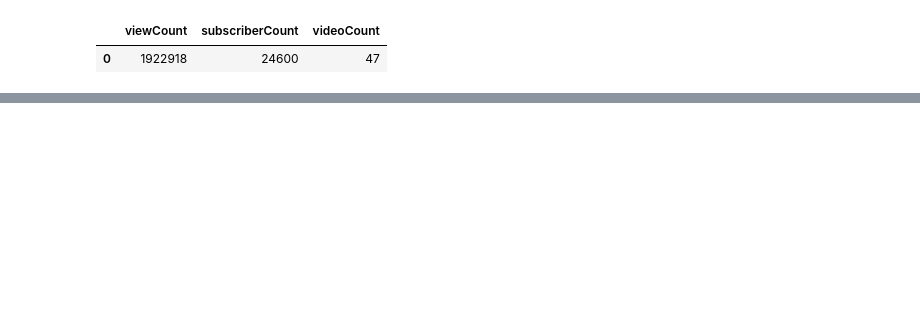
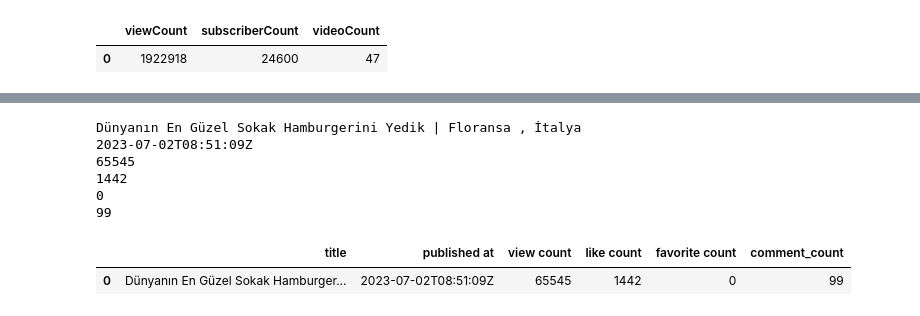
Before and after one commit to denizsimsek8/YOUTUBE_API, a Jupyter notebook: main_project.ipynb, the cells around one changed output, grey strips where cells are left out. Cells and saved outputs as stored; diff of their text form; code cells hidden in the pictures; blank space fills up the shorter version.

```diff
--- a/main_project.ipynb
+++ b/main_project.ipynb
@@ -50,0 +146,9 @@ channel_stats
+# %%
+video_id = 'RU1OvxpY0_4'
+# %%
+request = youtube.videos().list(
+    part="snippet,statistics",
+    id=video_id
+)
+response = request.execute()
+JSON(response)
@@ -50,0 +157,38 @@ channel_stats
+# %%
+italy = response['items'][0]
+title = italy['snippet']['title']
+published_at = italy['snippet']['publishedAt']
+view_count = italy['statistics']['viewCount']
+like_count = italy['statistics']['likeCount']
+favorite_count = italy['statistics']['favoriteCount']
+comment_count = italy['statistics']['commentCount']
+
+datas = {
+    "title": [title],
+    "published at": [published_at],
+    "view count": [view_count],
+    "like count": [like_count],
+    "favorite count": [favorite_count],
+    "comment_count": [comment_count]
+}
+
+video_df = pd.DataFrame(datas)
+# %%
+print(title)
+print(published_at)
+print(view_count)
+print(like_count)
+print(favorite_count)
+print(comment_count)
+# %% [output]
+Dünyanın En Güzel Sokak Hamburgerini Yedik | Floransa , İtalya
+2023-07-02T08:51:09Z
+65545
+1442
+0
+99
+# %%
+video_df
+# %% [output]
+|  | title | published at | view count | like count | favorite count | comment_count |
+| 0 | Dünyanın En Güzel Sokak Hamburger... | 2023-07-02T08:51:09Z | 65545 | 1442 | 0 | 99 |
```
Also changed, not shown: parts of 13 cells of this notebook.
